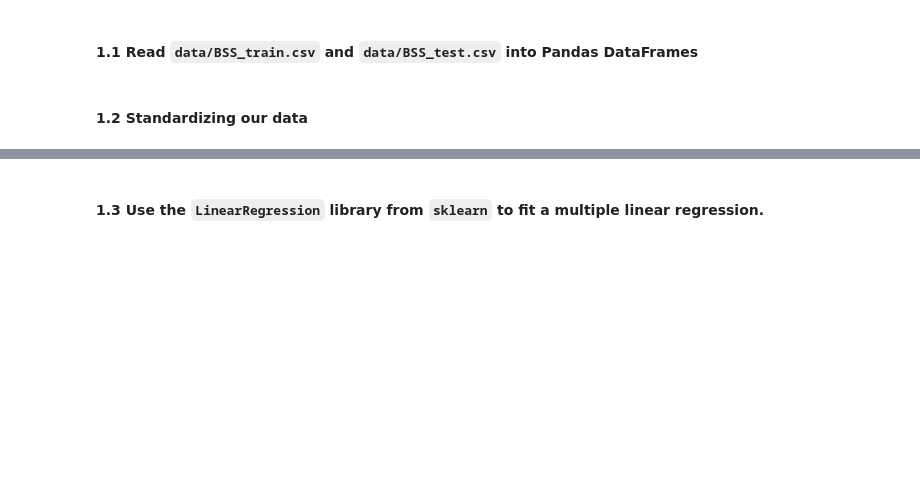
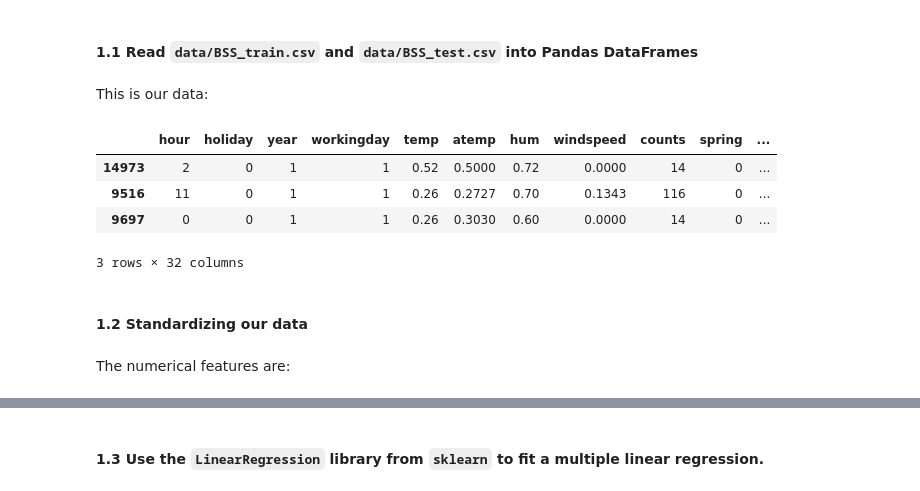
Before and after one commit to lucasresck/foundations-of-data-science, a Jupyter notebook: cs109a_hw4/cs109a_HW4.ipynb, the cells around one changed output, grey strips where cells are left out. Saved outputs shown, nothing was run; the diff lists cells and outputs as text; code cells hidden in the pictures; blank space fills up the shorter version.

```diff
--- a/cs109a_hw4/cs109a_HW4.ipynb
+++ b/cs109a_hw4/cs109a_HW4.ipynb
@@ -85,2 +81,15 @@ Store the feature names as a list of strings in the variable `BikeOLS_significan
+# %%
+BSS_train = pd.read_csv('data/BSS_train.csv', index_col=0).drop(columns=['dteday', 'casual', 'registered'])
+BSS_test = pd.read_csv('data/BSS_test.csv', index_col=0).drop(columns=['dteday', 'casual', 'registered'])
+# %% [markdown]
+This is our data:
+# %%
+BSS_train.sample(3)
+# %% [output]
+|  | hour | holiday | year | workingday | temp | atemp | hum | windspeed | counts | spring | ... |
+| 14973 | 2 | 0 | 1 | 1 | 0.52 | 0.5000 | 0.72 | 0.0000 | 14 | 0 | ... |
+| 9516 | 11 | 0 | 1 | 1 | 0.26 | 0.2727 | 0.70 | 0.1343 | 116 | 0 | ... |
+| 9697 | 0 | 0 | 1 | 1 | 0.26 | 0.3030 | 0.60 | 0.0000 | 14 | 0 | ... |
+3 rows × 32 columns
 # %% [markdown]
 #### 1.2 Standardizing our data
@@ -88,0 +96,2 @@ Store the feature names as a list of strings in the variable `BikeOLS_significan
+# %% [markdown]
+The numerical features are:
```
Also changed, not shown: parts of 50 cells of this notebook.
